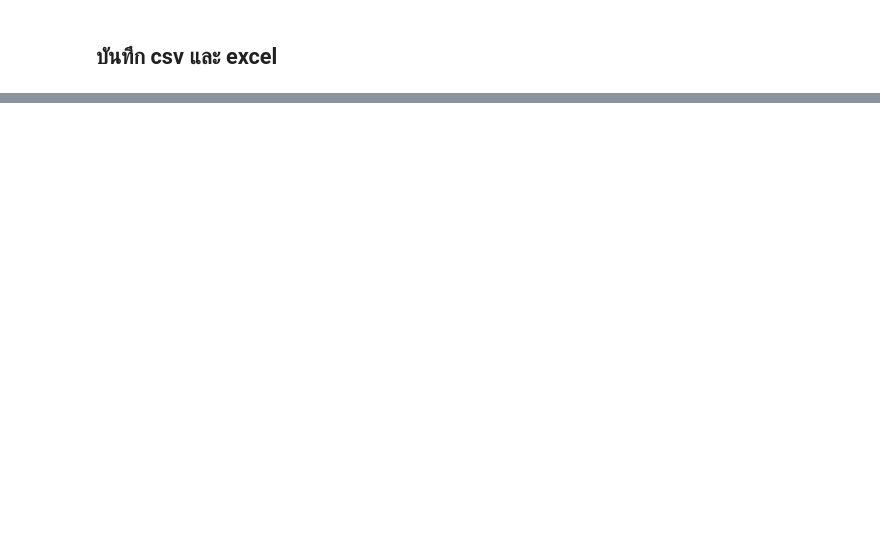
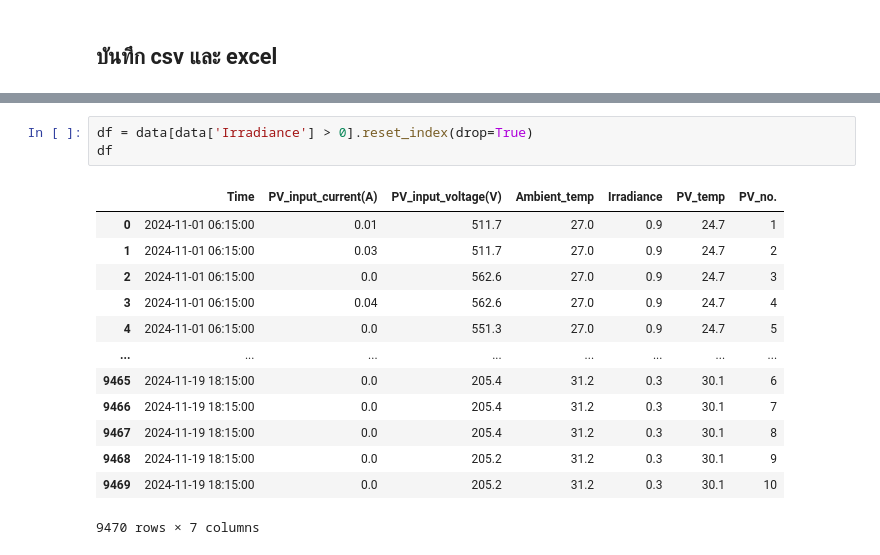
Before and after one commit to Suchakreehub/EDA-Train_solarcell, a Jupyter notebook: project/reformat.ipynb, the cells around one changed output, grey strips where cells are left out. Saved outputs shown, nothing was run; the diff lists cells and outputs as text; blank space fills up the shorter version.

```diff
--- a/project/reformat.ipynb
+++ b/project/reformat.ipynb
@@ -188,0 +164,17 @@ data
+# %%
+df = data[data['Irradiance'] > 0].reset_index(drop=True)
+df
+# %% [output]
+|  | Time | PV_input_current(A) | PV_input_voltage(V) | Ambient_temp | Irradiance | PV_temp | PV_no. |
+| 0 | 2024-11-01 06:15:00 | 0.01 | 511.7 | 27.0 | 0.9 | 24.7 | 1 |
+| 1 | 2024-11-01 06:15:00 | 0.03 | 511.7 | 27.0 | 0.9 | 24.7 | 2 |
+| 2 | 2024-11-01 06:15:00 | 0.0 | 562.6 | 27.0 | 0.9 | 24.7 | 3 |
+| 3 | 2024-11-01 06:15:00 | 0.04 | 562.6 | 27.0 | 0.9 | 24.7 | 4 |
+| 4 | 2024-11-01 06:15:00 | 0.0 | 551.3 | 27.0 | 0.9 | 24.7 | 5 |
+| ... | ... | ... | ... | ... | ... | ... | ... |
+| 9465 | 2024-11-19 18:15:00 | 0.0 | 205.4 | 31.2 | 0.3 | 30.1 | 6 |
+| 9466 | 2024-11-19 18:15:00 | 0.0 | 205.4 | 31.2 | 0.3 | 30.1 | 7 |
+| 9467 | 2024-11-19 18:15:00 | 0.0 | 205.4 | 31.2 | 0.3 | 30.1 | 8 |
+| 9468 | 2024-11-19 18:15:00 | 0.0 | 205.2 | 31.2 | 0.3 | 30.1 | 9 |
+| 9469 | 2024-11-19 18:15:00 | 0.0 | 205.2 | 31.2 | 0.3 | 30.1 | 10 |
+9470 rows × 7 columns
```
Also changed, not shown: parts of 7 cells of this notebook, 21 other files.
